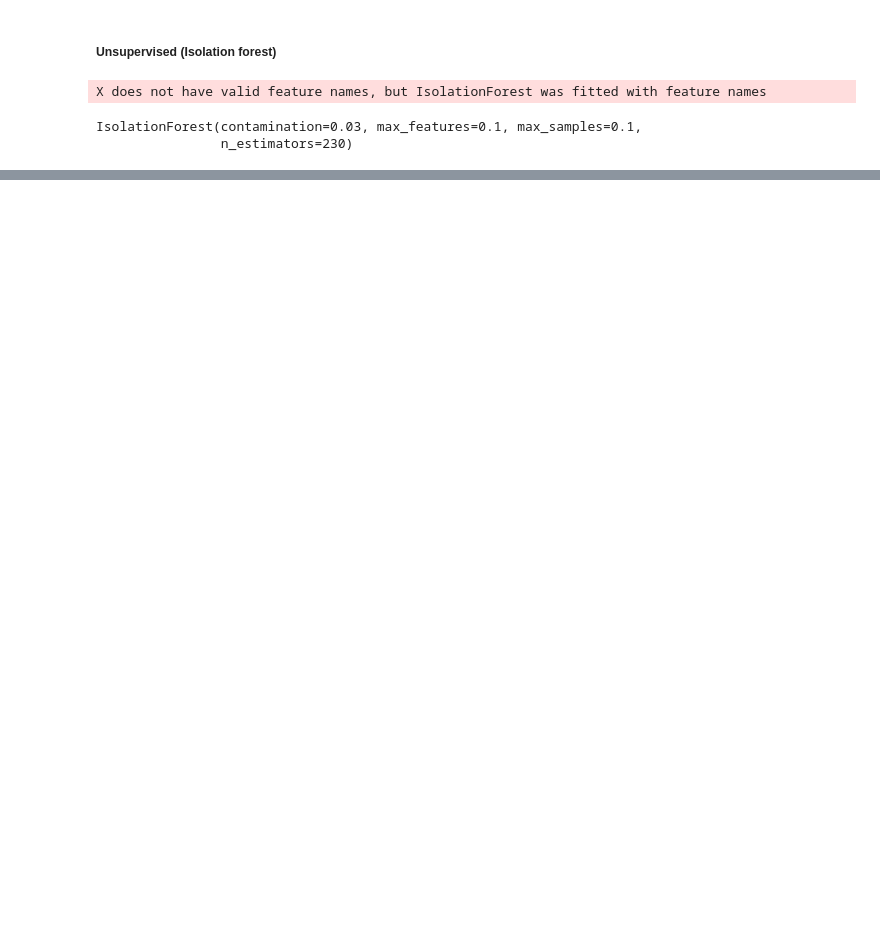
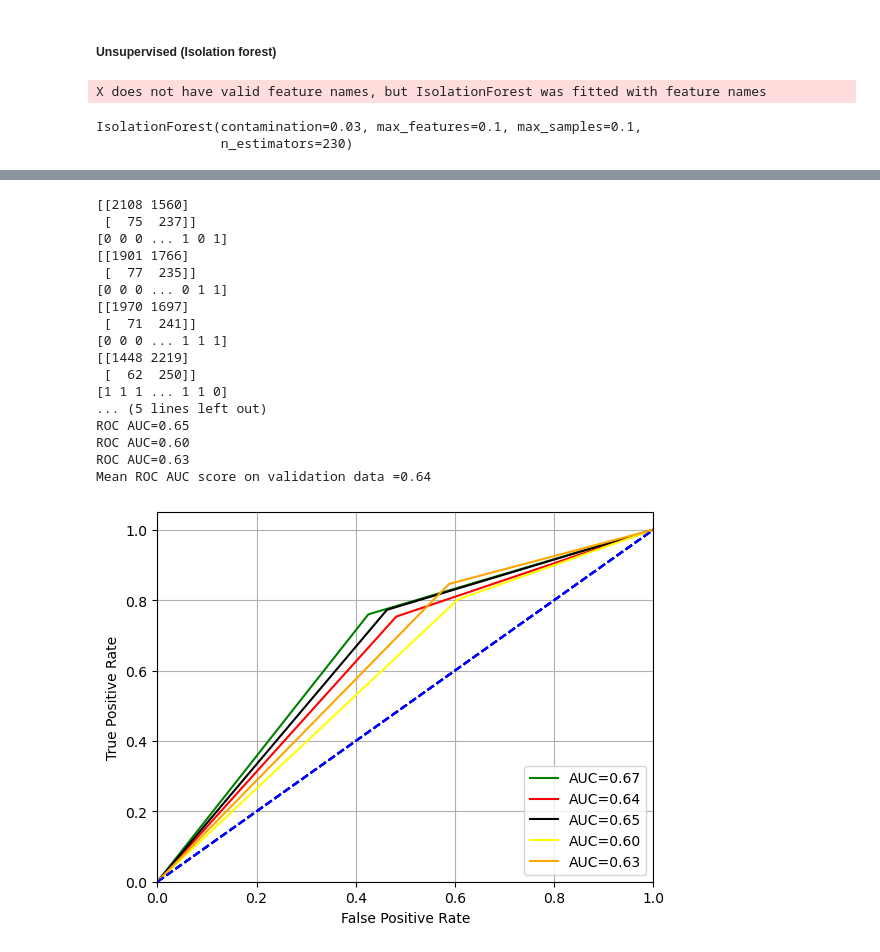
Before and after one commit to vishalraut88/Credit-Loan-application, a Jupyter notebook: Credit Application.ipynb, the cells around one changed output, grey strips where cells are left out. Cells and saved outputs as stored; diff of their text form; code cells hidden in the pictures; blank space fills up the shorter version.

```diff
--- a/Credit Application.ipynb
+++ b/Credit Application.ipynb
@@ -751,0 +816,27 @@ pickle.dump(model_iso,open('output files/model_iso.pkl','wb'))
+# %%
+current_f1_scores,roc_auc_scores_val,precision_score_val,recall_score_val,fpr_scores,tpr_scores=cross_validation(model_new,X_train_org[X_train.columns],y_train_org,0.4)
+color_list=["green","red","black","yellow","orange"]
+for fpr_val,tpr_val,roc_auc_score,color in zip(fpr_scores,tpr_scores,roc_auc_scores_val,color_list):
+    plot_roc(fpr_val,tpr_val,roc_auc_score,color)
+
+
+print('Mean ROC AUC score on validation data =%0.2f'%np.mean(roc_auc_scores_val))
+# %% [output]
+[[2108 1560]
+ [  75  237]]
+[0 0 0 ... 1 0 1]
+[[1901 1766]
+ [  77  235]]
+[0 0 0 ... 0 1 1]
+[[1970 1697]
+ [  71  241]]
+[0 0 0 ... 1 1 1]
+[[1448 2219]
+ [  62  250]]
+[1 1 1 ... 1 1 0]
+... (5 lines left out)
+ROC AUC=0.65
+ROC AUC=0.60
+ROC AUC=0.63
+Mean ROC AUC score on validation data =0.64
+[figure, added]
```
Also changed, not shown: parts of 68 cells of this notebook, 2 other files.
